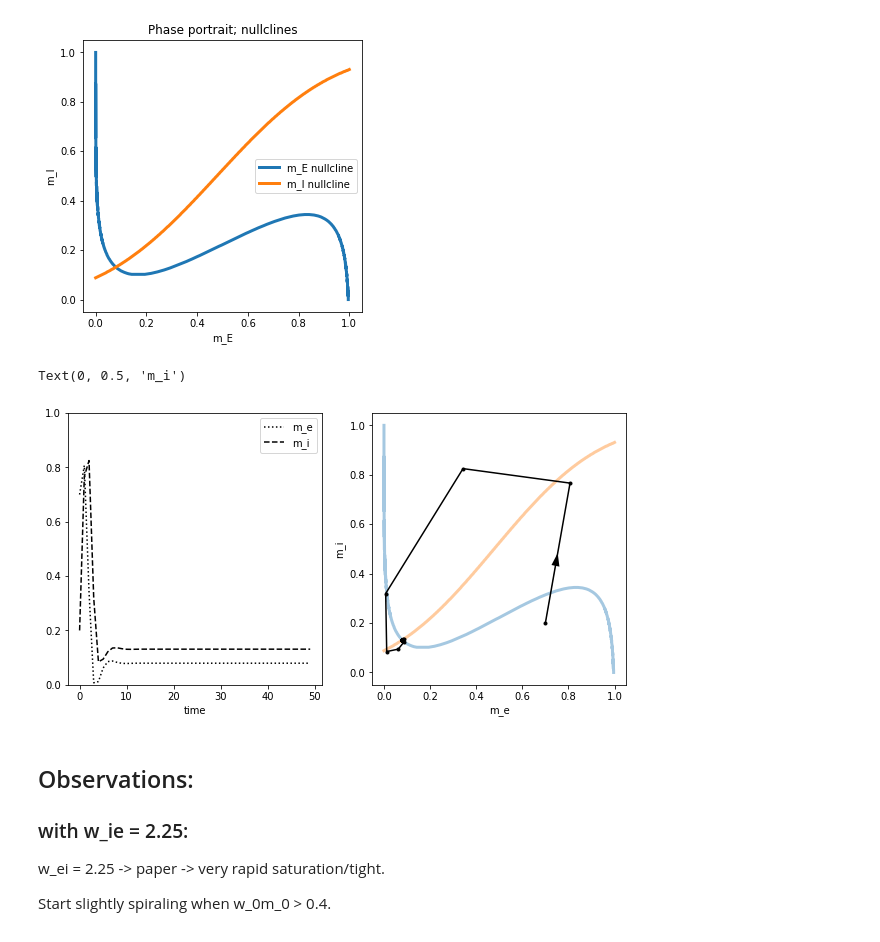
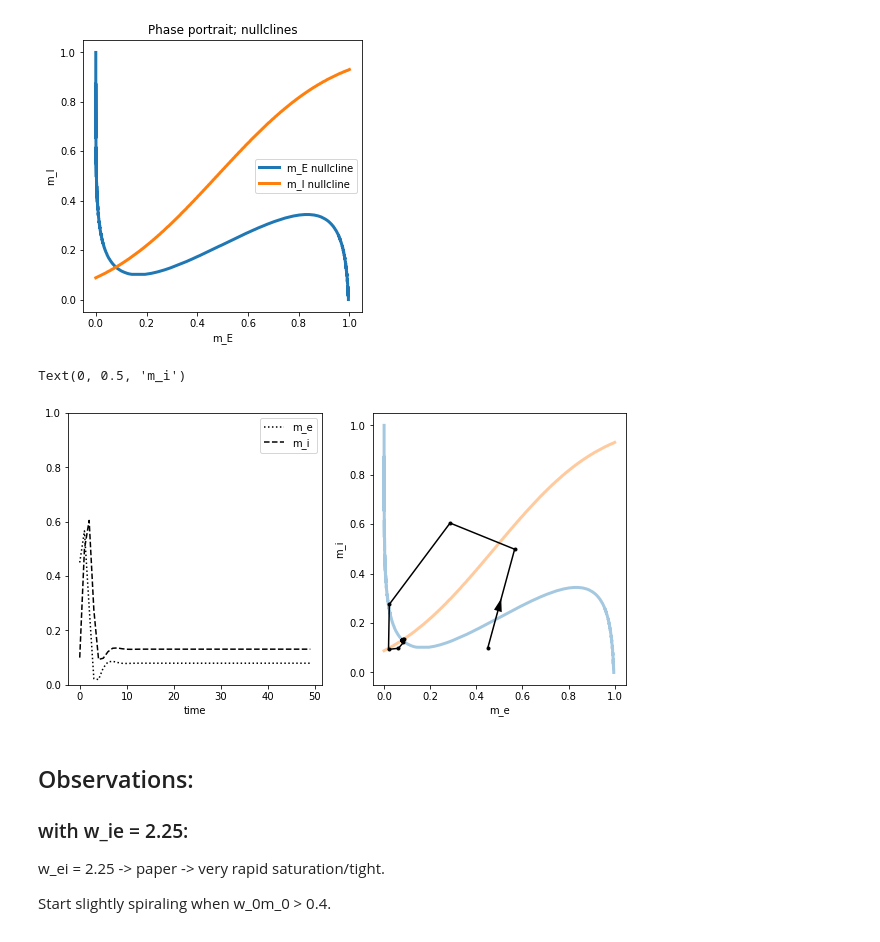
Before and after one commit to Packer-Lab/popping-off, a Jupyter notebook: notebooks/archive/Marshel ea model.ipynb, the cells around one changed output. Drawn from its saved outputs; the diff is of its cells as text; code cells hidden in the pictures.

```diff
--- a/notebooks/archive/Marshel ea model.ipynb
+++ b/notebooks/archive/Marshel ea model.ipynb
@@ -210,31 +216,31 @@ def run_m_ei(m_e0, m_i0, e_fixed=False, i_fixed=False,
 # %%
 ## Run a simulation (you can change the starting points m_e0 and m_i0)
 
-m_e_arr, m_i_arr = run_m_ei(m_e0=0.7, m_i0=0.2, e_fixed=False, i_fixed=False,
+m_e_arr, m_i_arr = run_m_ei(m_e0=0.45, m_i0=0.1, e_fixed=False, i_fixed=False,
                             time_points=50, noise_sigma=0.0)
 
 
 ## Plot
 
 plt.rcParams['figure.figsize'] = ( 10, 5)
 
 plt.subplot(121)
 plt.plot(m_e_arr, ':', c='k', label='m_e')
 plt.plot(m_i_arr, '--', c='k', label='m_i')
 plt.legend(); plt.xlabel('time')
 plt.ylim([0, 1])
 
 plt.subplot(122)
 plt.plot(fp_list_e, other_val_list_e, '-', linewidth=3, alpha=0.4, label='m_E nullcline')
 plt.plot(other_val_list_i, fp_list_i, '-', linewidth=3, alpha=0.4, label='m_I nullcline')
 plt.plot(m_e_arr, m_i_arr, '.-', c='k', label='trajectory')
 plt.arrow(m_e_arr[0], m_i_arr[0], np.diff(m_e_arr)[0] / 2, np.diff(m_i_arr)[0] / 2,
          length_includes_head=True, head_width=0.035, shape='full', lw=0, **{'color': 'k'})
 plt.xlabel('m_e'); plt.ylabel('m_i')
 # plt.xlim([0, 1]); plt.ylim([0, 1]); plt.legend()
 # %% [output]
 Text(0, 0.5, 'm_i')
-[figure, old version]
+[figure, new version]
 # %% [markdown]
 ## Observations:
 
```
Also changed, not shown: parts of 1 cell of this notebook, 4 other files.
